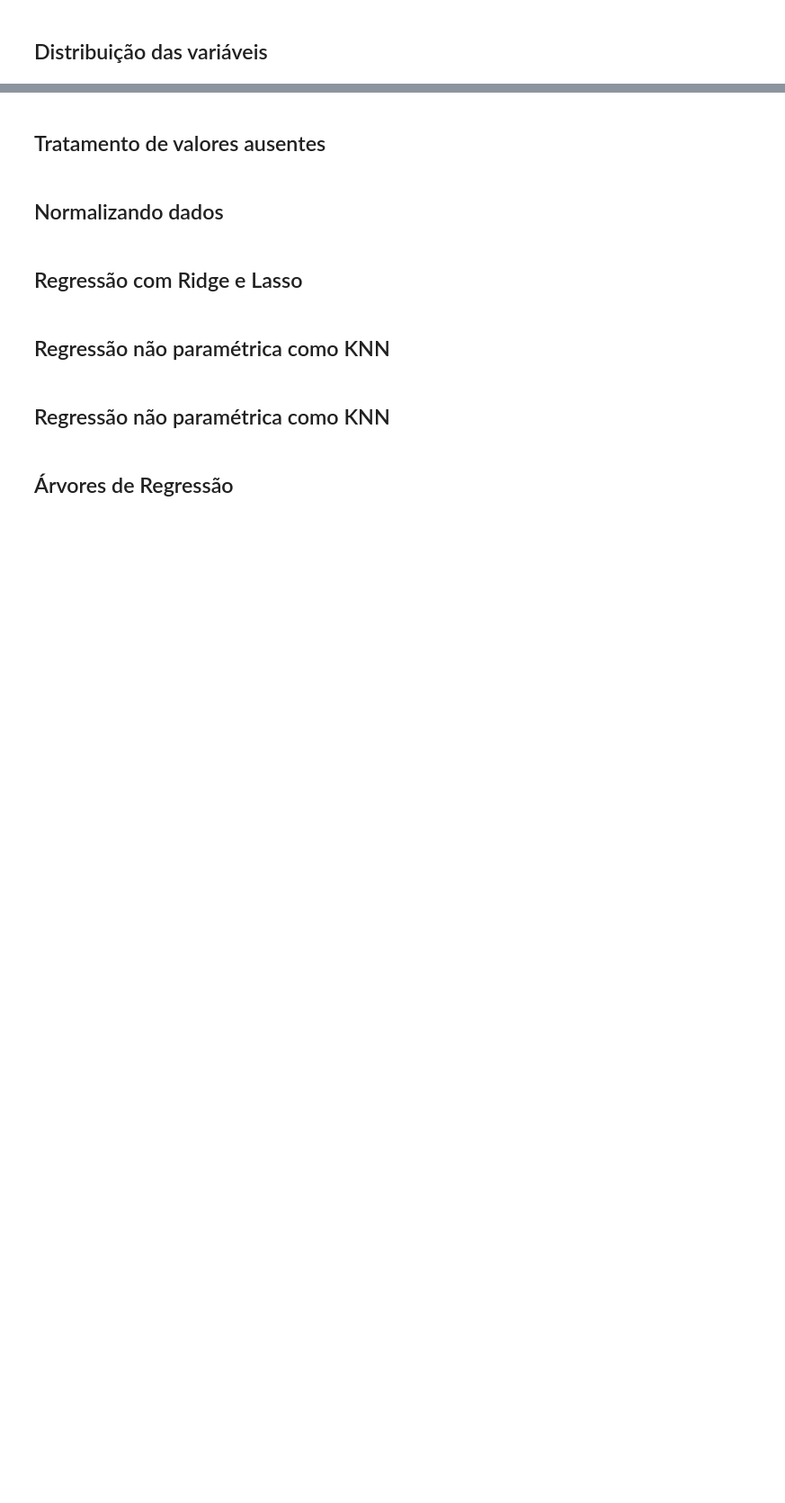
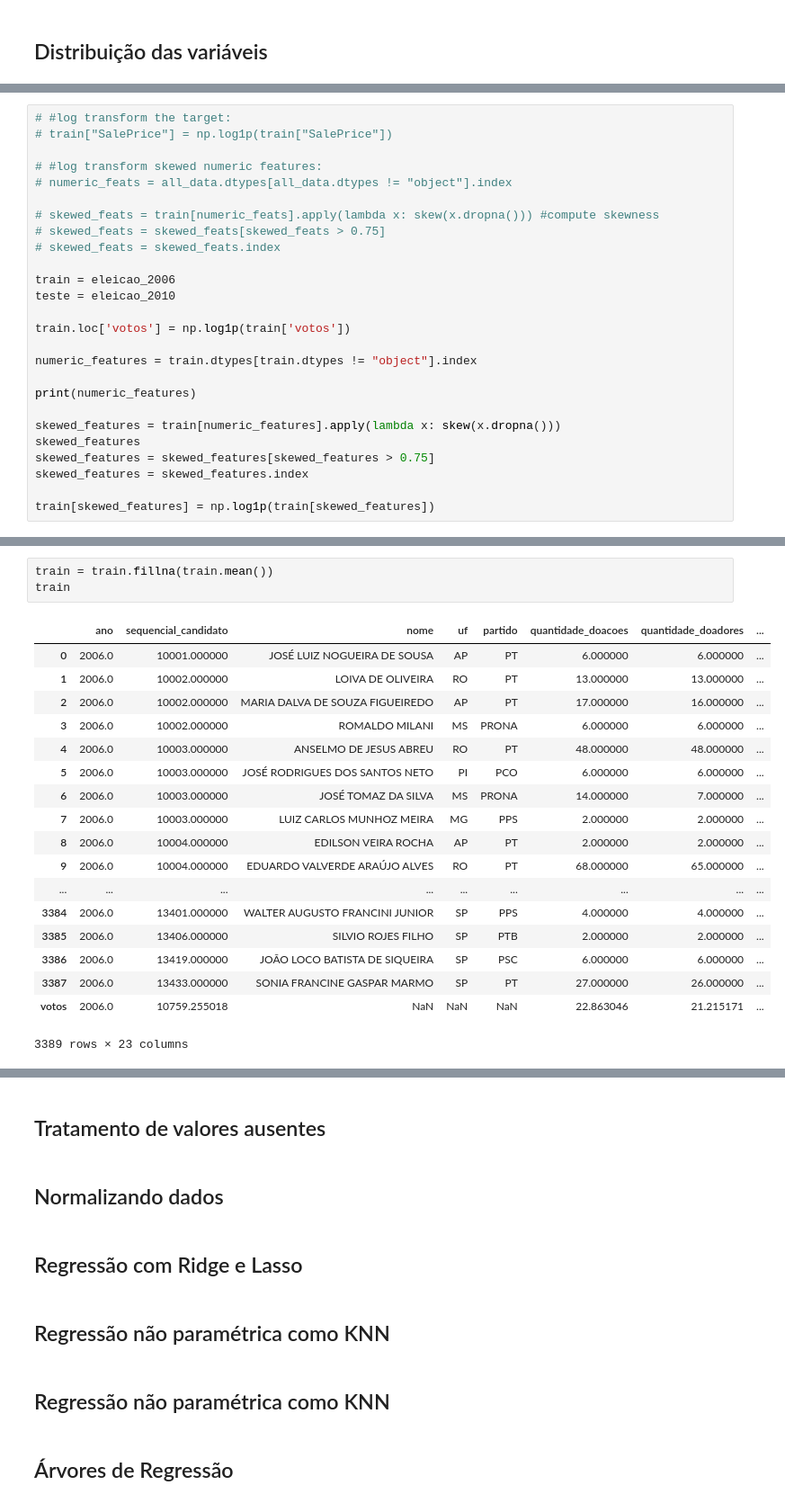
Before and after one commit to Lorenaps/aprendizagem-maquina, a Jupyter notebook: previsao_votacao_deputados/previsao_votacao_deputados.ipynb, the cells around one changed output, grey strips where cells are left out. Shown: that part at 90% size. Drawn from its saved outputs; the diff is of its cells as text; blank space fills up the shorter version.

```diff
--- a/previsao_votacao_deputados/previsao_votacao_deputados.ipynb
+++ b/previsao_votacao_deputados/previsao_votacao_deputados.ipynb
@@ -25,0 +80,26 @@ eleicao_2010 = eleicoes[(data.ano==2010)]
+# %%
+# #log transform the target:
+# train["SalePrice"] = np.log1p(train["SalePrice"])
+
+# #log transform skewed numeric features:
+# numeric_feats = all_data.dtypes[all_data.dtypes != "object"].index
+
+# skewed_feats = train[numeric_feats].apply(lambda x: skew(x.dropna())) #compute skewness
+# skewed_feats = skewed_feats[skewed_feats > 0.75]
+# skewed_feats = skewed_feats.index
+
+train = eleicao_2006
+teste = eleicao_2010
+
+train.loc['votos'] = np.log1p(train['votos'])
+
+numeric_features = train.dtypes[train.dtypes != "object"].index
+
+print(numeric_features)
+
+skewed_features = train[numeric_features].apply(lambda x: skew(x.dropna()))
+skewed_features
+skewed_features = skewed_features[skewed_features > 0.75]
+skewed_features = skewed_features.index
+
+train[skewed_features] = np.log1p(train[skewed_features])
@@ -25,0 +142,22 @@ eleicao_2010 = eleicoes[(data.ano==2010)]
+# %%
+train = train.fillna(train.mean())
+train
+# %% [output]
+|  | ano | sequencial_candidato | nome | uf | partido | quantidade_doacoes | quantidade_doadores | ... |
+| 0 | 2006.0 | 10001.000000 | JOSÉ LUIZ NOGUEIRA DE SOUSA | AP | PT | 6.000000 | 6.000000 | ... |
+| 1 | 2006.0 | 10002.000000 | LOIVA DE OLIVEIRA | RO | PT | 13.000000 | 13.000000 | ... |
+| 2 | 2006.0 | 10002.000000 | MARIA DALVA DE SOUZA FIGUEIREDO | AP | PT | 17.000000 | 16.000000 | ... |
+| 3 | 2006.0 | 10002.000000 | ROMALDO MILANI | MS | PRONA | 6.000000 | 6.000000 | ... |
+| 4 | 2006.0 | 10003.000000 | ANSELMO DE JESUS ABREU | RO | PT | 48.000000 | 48.000000 | ... |
+| 5 | 2006.0 | 10003.000000 | JOSÉ RODRIGUES DOS SANTOS NETO | PI | PCO | 6.000000 | 6.000000 | ... |
+| 6 | 2006.0 | 10003.000000 | JOSÉ TOMAZ DA SILVA | MS | PRONA | 14.000000 | 7.000000 | ... |
+| 7 | 2006.0 | 10003.000000 | LUIZ CARLOS MUNHOZ MEIRA | MG | PPS | 2.000000 | 2.000000 | ... |
+| 8 | 2006.0 | 10004.000000 | EDILSON VEIRA ROCHA | AP | PT | 2.000000 | 2.000000 | ... |
+| 9 | 2006.0 | 10004.000000 | EDUARDO VALVERDE ARAÚJO ALVES | RO | PT | 68.000000 | 65.000000 | ... |
+| ... | ... | ... | ... | ... | ... | ... | ... | ... |
+| 3384 | 2006.0 | 13401.000000 | WALTER AUGUSTO FRANCINI JUNIOR | SP | PPS | 4.000000 | 4.000000 | ... |
+| 3385 | 2006.0 | 13406.000000 | SILVIO ROJES FILHO | SP | PTB | 2.000000 | 2.000000 | ... |
+| 3386 | 2006.0 | 13419.000000 | JOÃO LOCO BATISTA DE SIQUEIRA | SP | PSC | 6.000000 | 6.000000 | ... |
+| 3387 | 2006.0 | 13433.000000 | SONIA FRANCINE GASPAR MARMO | SP | PT | 27.000000 | 26.000000 | ... |
+| votos | 2006.0 | 10759.255018 | NaN | NaN | NaN | 22.863046 | 21.215171 | ... |
+3389 rows × 23 columns
```
Also changed, not shown: parts of 11 cells of this notebook.
